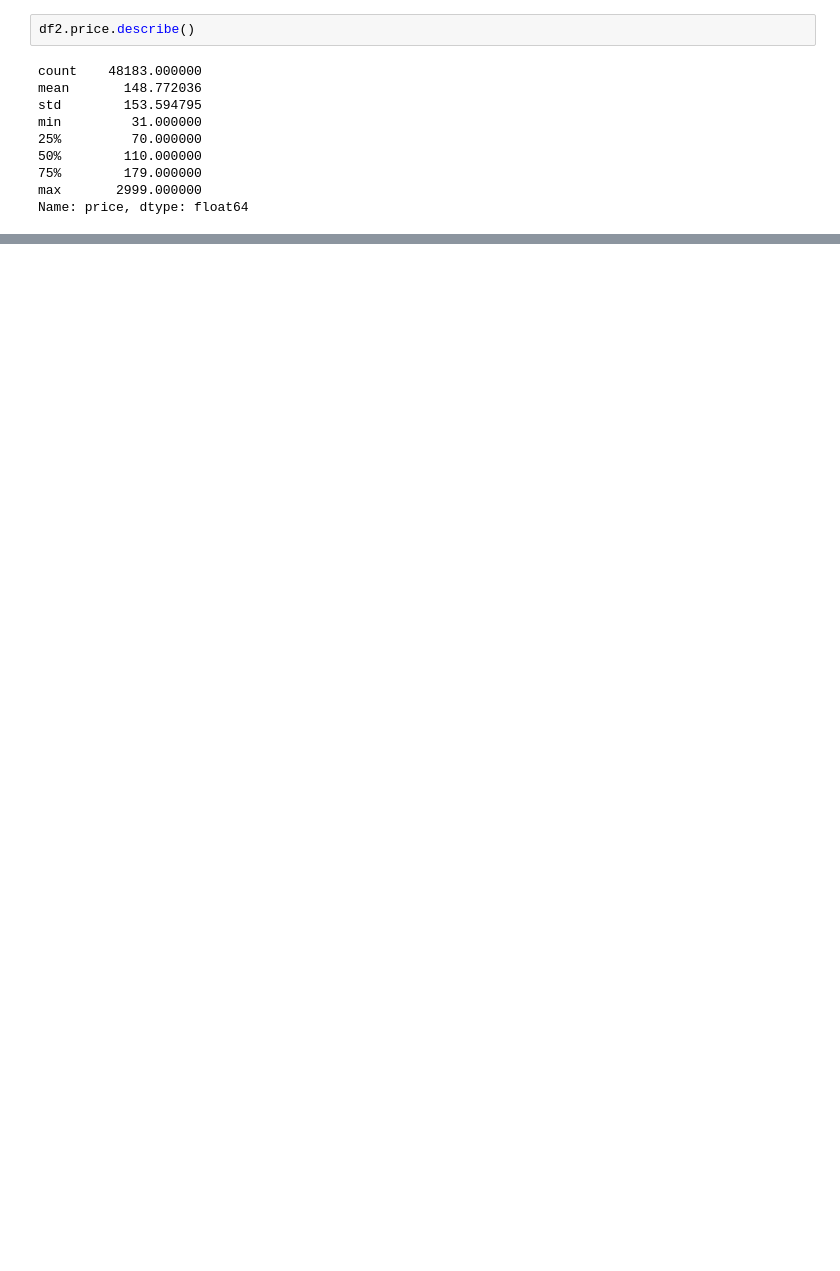
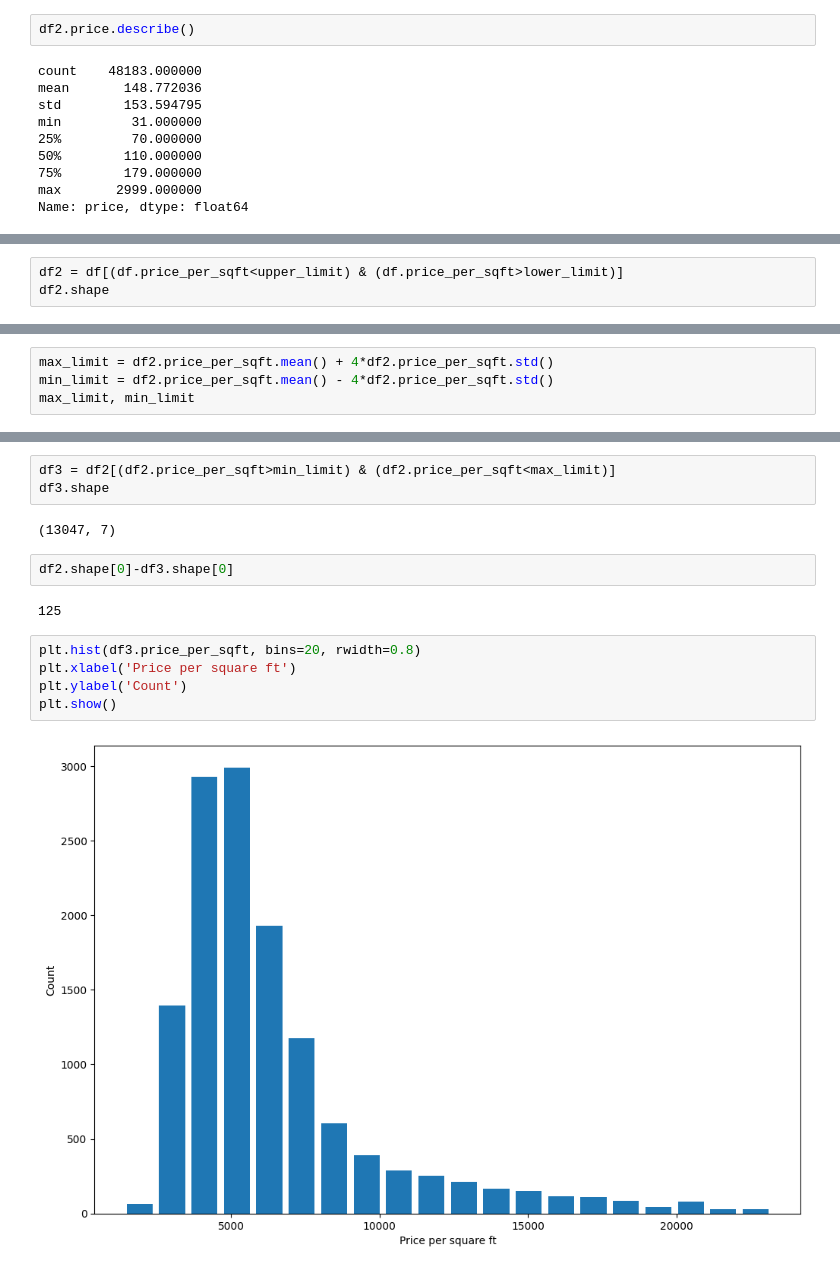
Before and after one commit to kofi-teddy/fluent-python, a Jupyter notebook: mathforml.ipynb, the cells around one changed output, grey strips where cells are left out. Drawn from its saved outputs; the diff is of its cells as text; blank space fills up the shorter version.

```diff
--- a/mathforml.ipynb
+++ b/mathforml.ipynb
@@ -172,0 +379,3 @@ Name: price, dtype: float64
+# %%
+df2 = df[(df.price_per_sqft<upper_limit) & (df.price_per_sqft>lower_limit)]
+df2.shape
@@ -172,0 +388,4 @@ Name: price, dtype: float64
+# %%
+max_limit = df2.price_per_sqft.mean() + 4*df2.price_per_sqft.std()
+min_limit = df2.price_per_sqft.mean() - 4*df2.price_per_sqft.std()
+max_limit, min_limit
@@ -172,0 +408,16 @@ Name: price, dtype: float64
+# %%
+df3 = df2[(df2.price_per_sqft>min_limit) & (df2.price_per_sqft<max_limit)]
+df3.shape
+# %% [output]
+(13047, 7)
+# %%
+df2.shape[0]-df3.shape[0]
+# %% [output]
+125
+# %%
+plt.hist(df3.price_per_sqft, bins=20, rwidth=0.8)
+plt.xlabel('Price per square ft')
+plt.ylabel('Count')
+plt.show()
+# %% [output]
+[figure, added]
```
Also changed, not shown: parts of 33 cells of this notebook, 2 other files.
